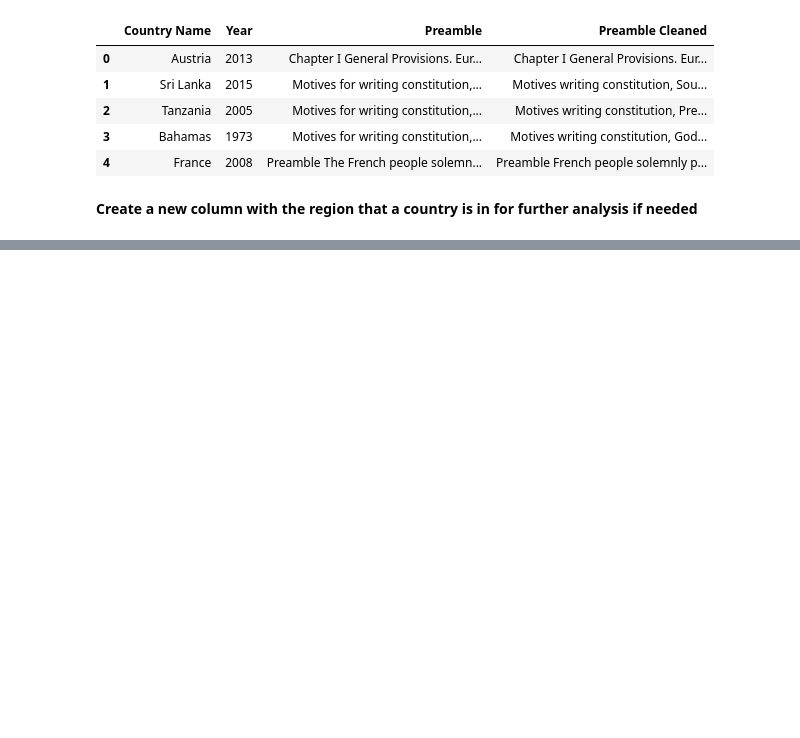
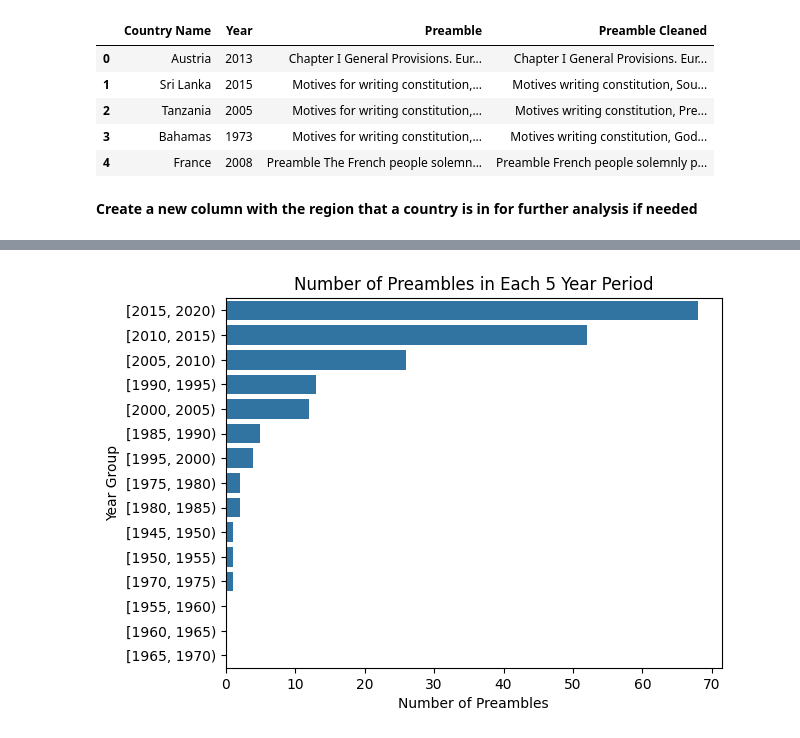
Before and after one commit to vaibhavjha06/DS4002projects, a Jupyter notebook: EDA.ipynb, the cells around one changed output, grey strips where cells are left out. Cells and saved outputs as stored; diff of their text form; code cells hidden in the pictures; blank space fills up the shorter version.

```diff
--- a/EDA.ipynb
+++ b/EDA.ipynb
@@ -112,0 +126,12 @@ preambles.head()
+# %%
+preambles['Year'] = preambles['Year'].str.extract('(\d+)')
+preambles['Year'] = preambles['Year'].astype(int)
+#Graph showing how many preambles are in each 5 year period
+preambles['Year Group'] = pd.cut(preambles['Year'], bins=range(1945, 2021, 5), right=False)
+countplot = sns.countplot(y='Year Group', data=preambles, order=preambles['Year Group'].value_counts().index)
+countplot.set_title('Number of Preambles in Each 5 Year Period')
+countplot.set_xlabel('Number of Preambles')
+countplot.set_ylabel('Year Group')
+plt.show()
+# %% [output]
+[figure, added]
```
Also changed, not shown: parts of 6 cells of this notebook.
